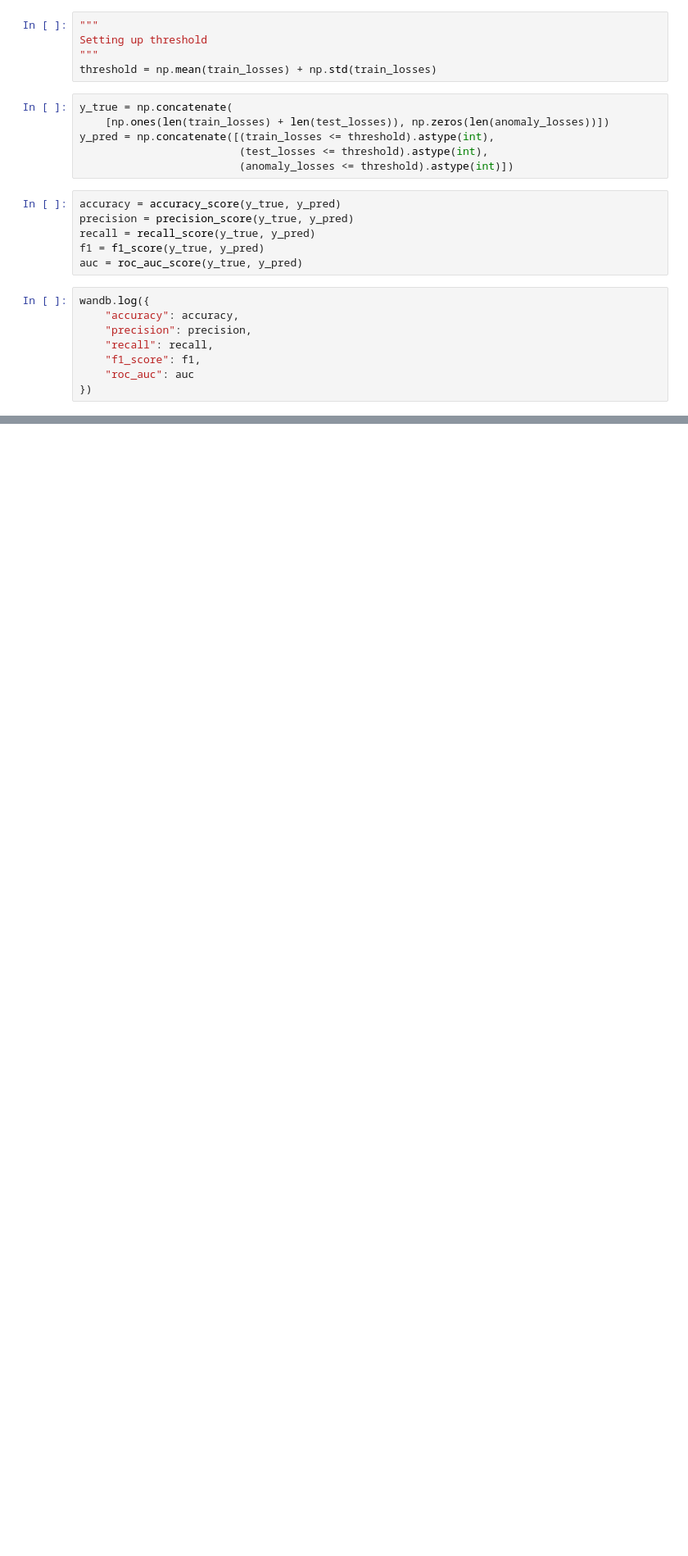
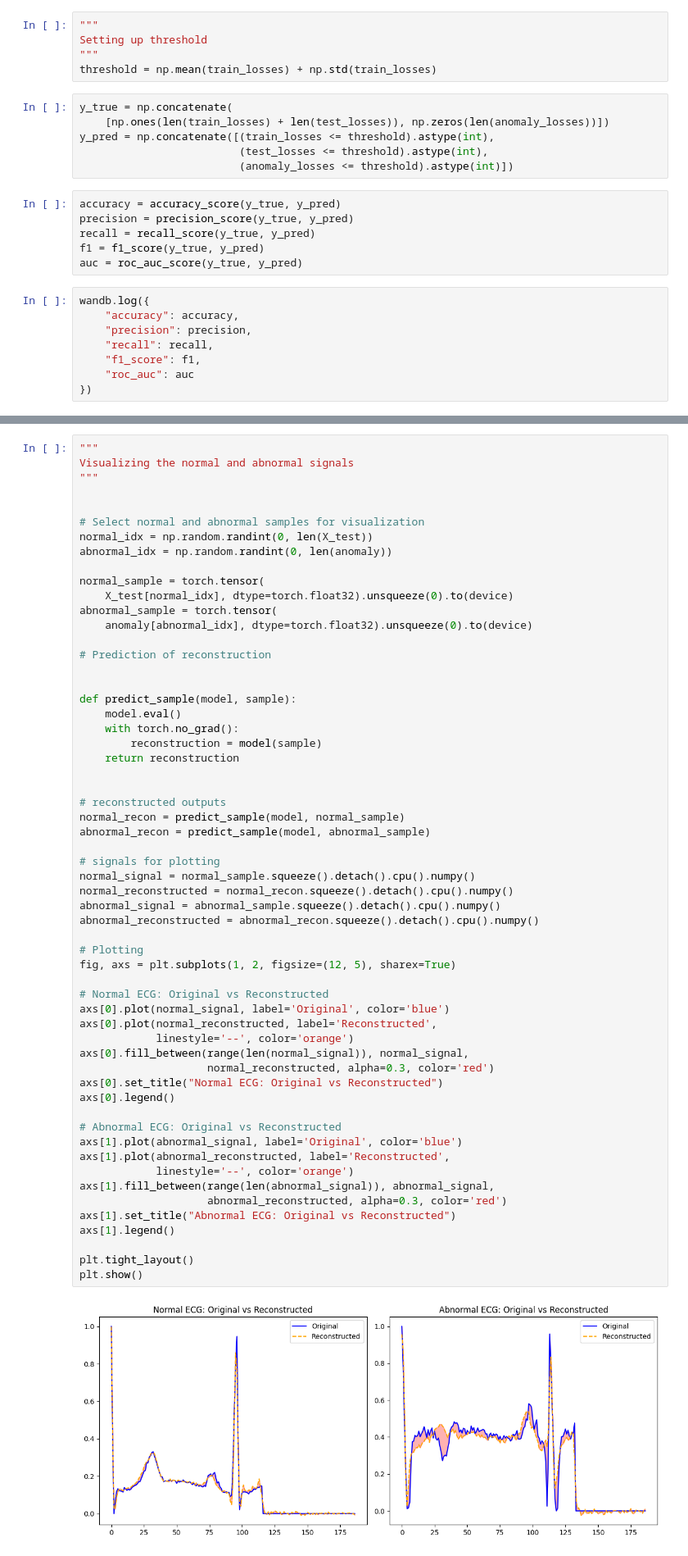
Before and after one commit to Kovarthanan07/INM706_Coursework, a Jupyter notebook: main.ipynb, the cells around one changed output, grey strips where cells are left out. Shown at 82% size. Cells and saved outputs as stored; diff of their text form; blank space fills up the shorter version.

```diff
--- a/main.ipynb
+++ b/main.ipynb
@@ -281,0 +338,60 @@ plt.close()
+# %%
+"""
+Visualizing the normal and abnormal signals
+"""
+
+
+# Select normal and abnormal samples for visualization
+normal_idx = np.random.randint(0, len(X_test))
+abnormal_idx = np.random.randint(0, len(anomaly))
+
+normal_sample = torch.tensor(
+    X_test[normal_idx], dtype=torch.float32).unsqueeze(0).to(device)
+abnormal_sample = torch.tensor(
+    anomaly[abnormal_idx], dtype=torch.float32).unsqueeze(0).to(device)
+
+# Prediction of reconstruction
+
+
+def predict_sample(model, sample):
+    model.eval()
+    with torch.no_grad():
+        reconstruction = model(sample)
+    return reconstruction
+
+
+# reconstructed outputs
+normal_recon = predict_sample(model, normal_sample)
+abnormal_recon = predict_sample(model, abnormal_sample)
+
+# signals for plotting
+normal_signal = normal_sample.squeeze().detach().cpu().numpy()
+normal_reconstructed = normal_recon.squeeze().detach().cpu().numpy()
+abnormal_signal = abnormal_sample.squeeze().detach().cpu().numpy()
+abnormal_reconstructed = abnormal_recon.squeeze().detach().cpu().numpy()
+
+# Plotting
+fig, axs = plt.subplots(1, 2, figsize=(12, 5), sharex=True)
+
+# Normal ECG: Original vs Reconstructed
+axs[0].plot(normal_signal, label='Original', color='blue')
+axs[0].plot(normal_reconstructed, label='Reconstructed',
+            linestyle='--', color='orange')
+axs[0].fill_between(range(len(normal_signal)), normal_signal,
+                    normal_reconstructed, alpha=0.3, color='red')
+axs[0].set_title("Normal ECG: Original vs Reconstructed")
+axs[0].legend()
+
+# Abnormal ECG: Original vs Reconstructed
+axs[1].plot(abnormal_signal, label='Original', color='blue')
+axs[1].plot(abnormal_reconstructed, label='Reconstructed',
+            linestyle='--', color='orange')
+axs[1].fill_between(range(len(abnormal_signal)), abnormal_signal,
+                    abnormal_reconstructed, alpha=0.3, color='red')
+axs[1].set_title("Abnormal ECG: Original vs Reconstructed")
+axs[1].legend()
+
+plt.tight_layout()
+plt.show()
+# %% [output]
+[figure, added]
```
Also changed, not shown: parts of 9 cells of this notebook.
